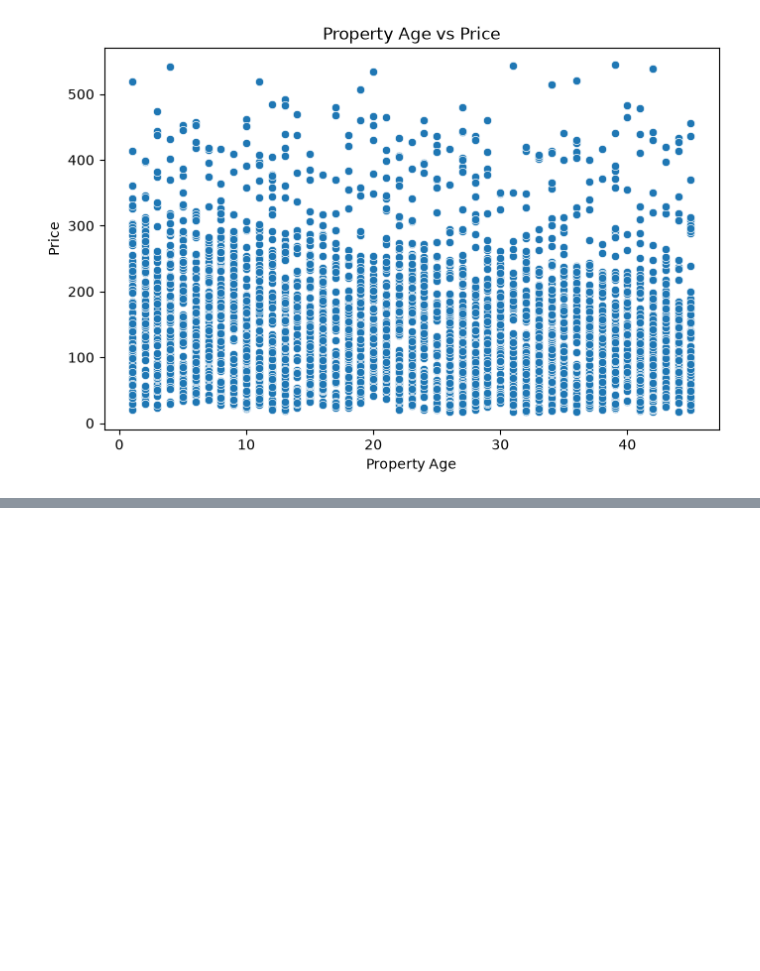
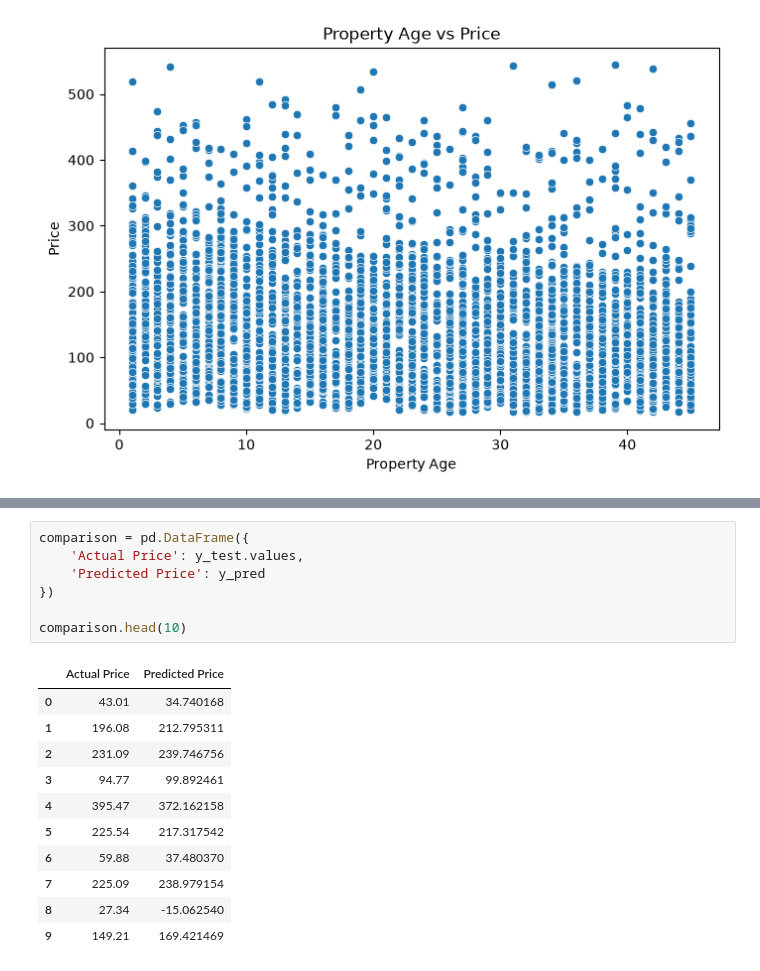
Before and after one commit to vermaritika19/Machine_Learning_Project, a Jupyter notebook: Notebook/pipeline.ipynb, the cells around one changed output, grey strips where cells are left out. Cells and saved outputs as stored; diff of their text form; blank space fills up the shorter version.

```diff
--- a/Notebook/pipeline.ipynb
+++ b/Notebook/pipeline.ipynb
@@ -259,0 +319,19 @@ Y Shape: (3800,)
+# %%
+comparison = pd.DataFrame({
+    'Actual Price': y_test.values,
+    'Predicted Price': y_pred
+})
+
+comparison.head(10)
+# %% [output]
+|  | Actual Price | Predicted Price |
+| 0 | 43.01 | 34.740168 |
+| 1 | 196.08 | 212.795311 |
+| 2 | 231.09 | 239.746756 |
+| 3 | 94.77 | 99.892461 |
+| 4 | 395.47 | 372.162158 |
+| 5 | 225.54 | 217.317542 |
+| 6 | 59.88 | 37.480370 |
+| 7 | 225.09 | 238.979154 |
+| 8 | 27.34 | -15.062540 |
+| 9 | 149.21 | 169.421469 |
```
Also changed, not shown: parts of 18 cells of this notebook, 4 other files.
